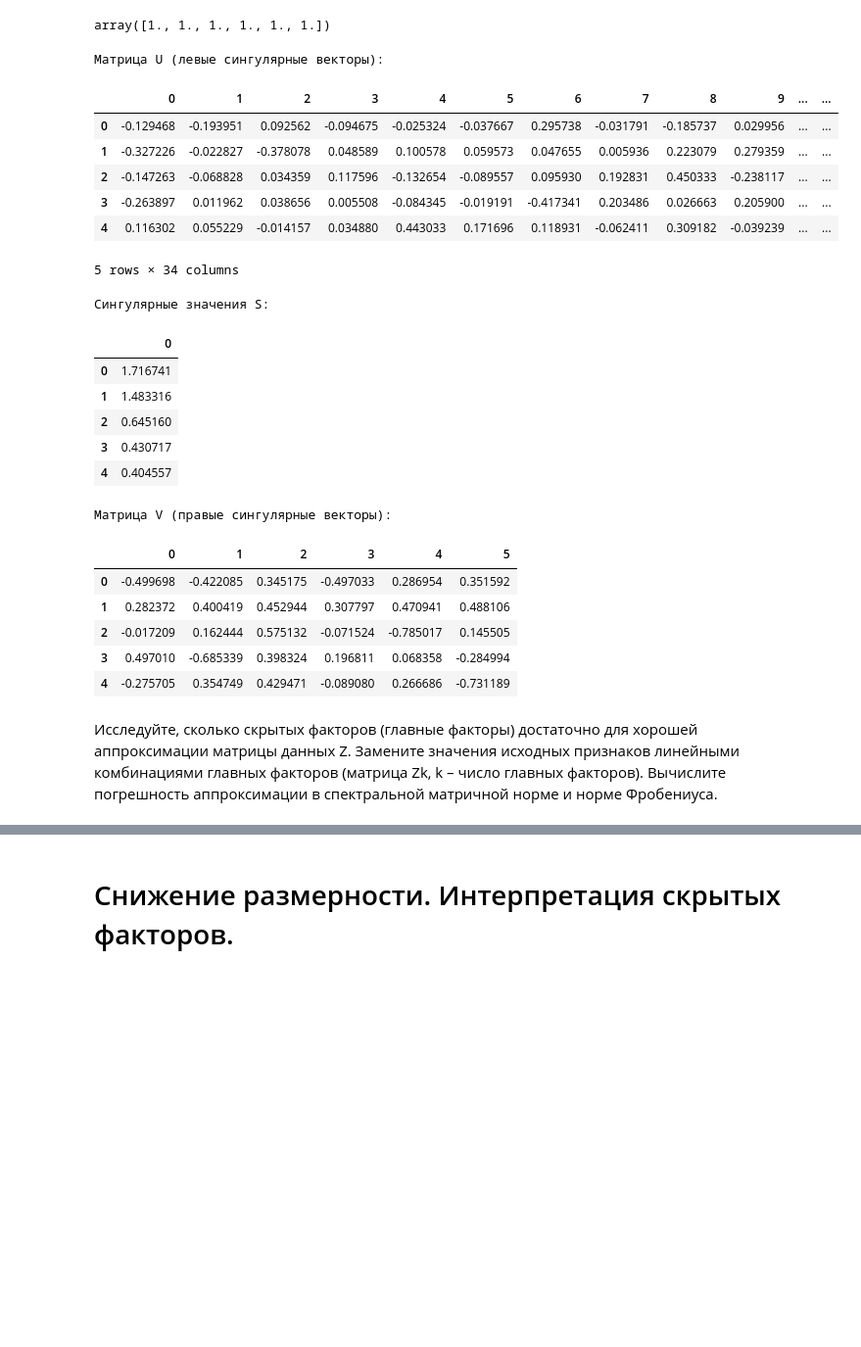
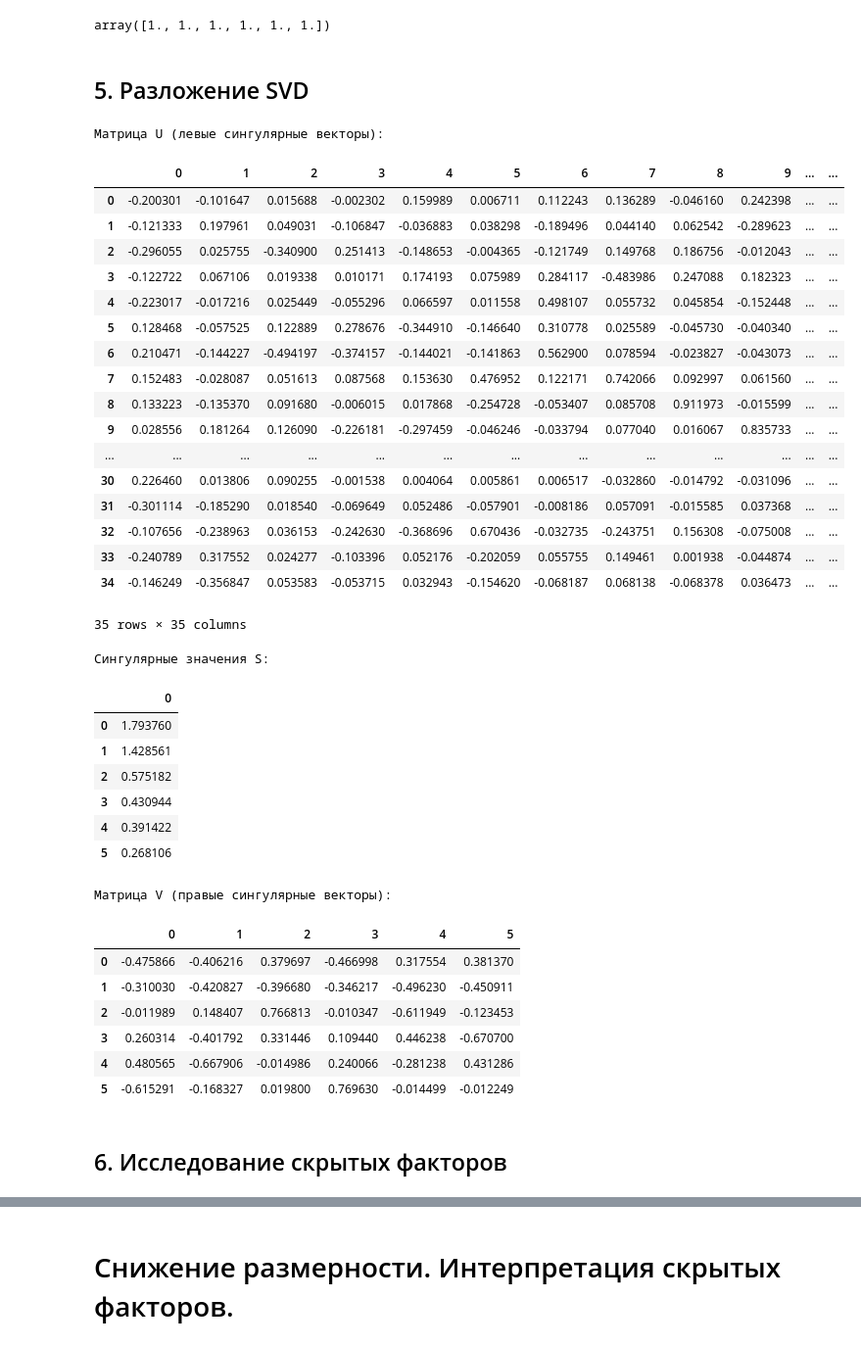
Before and after one commit to Vladislav-Kanev/data_preprocessing_PCA_MDA, a Jupyter notebook: report.ipynb, the cells around one changed output, grey strips where cells are left out. Shown at 98% size. Cells and saved outputs as stored; diff of their text form; code cells hidden in the pictures; blank space fills up the shorter version.

```diff
--- a/report.ipynb
+++ b/report.ipynb
@@ -17,7 +17,7 @@ columns = [
     "Размер кредита (тыс. руб.)"
     ]
 
-data = pd.read_excel('data/23MAG_HW_1_v2.xls', names=columns)
+data = pd.read_excel('data/23MAG_HW_1_v2.xls', header=None, names=columns)
 # %%
 data
 # %% [output]
@@ -121,7 +145,7 @@ data_no_outliers.head()
 mean = np.mean(data_no_outliers, axis=0)
 centered_data = data_no_outliers - mean
 
-euclidean_norms = np.linalg.norm(centered_data, axis=0)
+euclidean_norms = np.linalg.norm(centered_data, axis=0, ord=2)
 normalized_data = centered_data / euclidean_norms
 Z = normalized_data
 
@@ -138,46 +162,58 @@ np.linalg.norm(Z, axis=0)
 # %% [output]
 array([1., 1., 1., 1., 1., 1.])
+# %% [markdown]
+## 5. Разложение SVD
 # %%
 U, S, V = np.linalg.svd(Z)
 
 print("Матрица U (левые сингулярные векторы):")
-pd.DataFrame(U).head()
+pd.DataFrame(U)
 # %% [output]
 Матрица U (левые сингулярные векторы):
 |  | 0 | 1 | 2 | 3 | 4 | 5 | 6 | 7 | 8 | 9 | ... | ... |
-| 0 | -0.129468 | -0.193951 | 0.092562 | -0.094675 | -0.025324 | -0.037667 | 0.295738 | -0.031791 | -0.185737 | 0.029956 | ... | ... |
-| 1 | -0.327226 | -0.022827 | -0.378078 | 0.048589 | 0.100578 | 0.059573 | 0.047655 | 0.005936 | 0.223079 | 0.279359 | ... | ... |
-| 2 | -0.147263 | -0.068828 | 0.034359 | 0.117596 | -0.132654 | -0.089557 | 0.095930 | 0.192831 | 0.450333 | -0.238117 | ... | ... |
-| 3 | -0.263897 | 0.011962 | 0.038656 | 0.005508 | -0.084345 | -0.019191 | -0.417341 | 0.203486 | 0.026663 | 0.205900 | ... | ... |
-| 4 | 0.116302 | 0.055229 | -0.014157 | 0.034880 | 0.443033 | 0.171696 | 0.118931 | -0.062411 | 0.309182 | -0.039239 | ... | ... |
+| 0 | -0.200301 | -0.101647 | 0.015688 | -0.002302 | 0.159989 | 0.006711 | 0.112243 | 0.136289 | -0.046160 | 0.242398 | ... | ... |
+| 1 | -0.121333 | 0.197961 | 0.049031 | -0.106847 | -0.036883 | 0.038298 | -0.189496 | 0.044140 | 0.062542 | -0.289623 | ... | ... |
+| 2 | -0.296055 | 0.025755 | -0.340900 | 0.251413 | -0.148653 | -0.004365 | -0.121749 | 0.149768 | 0.186756 | -0.012043 | ... | ... |
+| 3 | -0.122722 | 0.067106 | 0.019338 | 0.010171 | 0.174193 | 0.075989 | 0.284117 | -0.483986 | 0.247088 | 0.182323 | ... | ... |
+| 4 | -0.223017 | -0.017216 | 0.025449 | -0.055296 | 0.066597 | 0.011558 | 0.498107 | 0.055732 | 0.045854 | -0.152448 | ... | ... |
+| 5 | 0.128468 | -0.057525 | 0.122889 | 0.278676 | -0.344910 | -0.146640 | 0.310778 | 0.025589 | -0.045730 | -0.040340 | ... | ... |
+| 6 | 0.210471 | -0.144227 | -0.494197 | -0.374157 | -0.144021 | -0.141863 | 0.562900 | 0.078594 | -0.023827 | -0.043073 | ... | ... |
+| 7 | 0.152483 | -0.028087 | 0.051613 | 0.087568 | 0.153630 | 0.476952 | 0.122171 | 0.742066 | 0.092997 | 0.061560 | ... | ... |
+| 8 | 0.133223 | -0.135370 | 0.091680 | -0.006015 | 0.017868 | -0.254728 | -0.053407 | 0.085708 | 0.911973 | -0.015599 | ... | ... |
+| 9 | 0.028556 | 0.181264 | 0.126090 | -0.226181 | -0.297459 | -0.046246 | -0.033794 | 0.077040 | 0.016067 | 0.835733 | ... | ... |
+| ... | ... | ... | ... | ... | ... | ... | ... | ... | ... | ... | ... | ... |
+| 30 | 0.226460 | 0.013806 | 0.090255 | -0.001538 | 0.004064 | 0.005861 | 0.006517 | -0.032860 | -0.014792 | -0.031096 | ... | ... |
+| 31 | -0.301114 | -0.185290 | 0.018540 | -0.069649 | 0.052486 | -0.057901 | -0.008186 | 0.057091 | -0.015585 | 0.037368 | ... | ... |
+| 32 | -0.107656 | -0.238963 | 0.036153 | -0.242630 | -0.368696 | 0.670436 | -0.032735 | -0.243751 | 0.156308 | -0.075008 | ... | ... |
+| 33 | -0.240789 | 0.317552 | 0.024277 | -0.103396 | 0.052176 | -0.202059 | 0.055755 | 0.149461 | 0.001938 | -0.044874 | ... | ... |
+| 34 | -0.146249 | -0.356847 | 0.053583 | -0.053715 | 0.032943 | -0.154620 | -0.068187 | 0.068138 | -0.068378 | 0.036473 | ... | ... |
-5 rows × 34 columns
+35 rows × 35 columns
 # %%
 print("Сингулярные значения S:")
-pd.DataFrame(S).head()
+pd.DataFrame(S)
 # %% [output]
 Сингулярные значения S:
 |  | 0 |
-| 0 | 1.716741 |
-| 1 | 1.483316 |
-| 2 | 0.645160 |
-| 3 | 0.430717 |
-| 4 | 0.404557 |
+| 0 | 1.793760 |
+| 1 | 1.428561 |
+| 2 | 0.575182 |
+| 3 | 0.430944 |
+| 4 | 0.391422 |
+| 5 | 0.268106 |
 # %%
 print("Матрица V (правые сингулярные векторы):")
-pd.DataFrame(V).head()
+pd.DataFrame(V)
 # %% [output]
 Матрица V (правые сингулярные векторы):
 |  | 0 | 1 | 2 | 3 | 4 | 5 |
-| 0 | -0.499698 | -0.422085 | 0.345175 | -0.497033 | 0.286954 | 0.351592 |
-| 1 | 0.282372 | 0.400419 | 0.452944 | 0.307797 | 0.470941 | 0.488106 |
-| 2 | -0.017209 | 0.162444 | 0.575132 | -0.071524 | -0.785017 | 0.145505 |
-| 3 | 0.497010 | -0.685339 | 0.398324 | 0.196811 | 0.068358 | -0.284994 |
-| 4 | -0.275705 | 0.354749 | 0.429471 | -0.089080 | 0.266686 | -0.731189 |
+| 0 | -0.475866 | -0.406216 | 0.379697 | -0.466998 | 0.317554 | 0.381370 |
+| 1 | -0.310030 | -0.420827 | -0.396680 | -0.346217 | -0.496230 | -0.450911 |
+| 2 | -0.011989 | 0.148407 | 0.766813 | -0.010347 | -0.611949 | -0.123453 |
+| 3 | 0.260314 | -0.401792 | 0.331446 | 0.109440 | 0.446238 | -0.670700 |
+| 4 | 0.480565 | -0.667906 | -0.014986 | 0.240066 | -0.281238 | 0.431286 |
+| 5 | -0.615291 | -0.168327 | 0.019800 | 0.769630 | -0.014499 | -0.012249 |
-# %% [markdown]
-Исследуйте, сколько скрытых факторов (главные факторы) достаточно для хорошей
-аппроксимации матрицы данных Z. Замените значения исходных признаков линейными
-комбинациями главных факторов (матрица Zk, k – число главных факторов). Вычислите
-погрешность аппроксимации в спектральной матричной норме и норме Фробениуса.
+# %% [markdown]
+## 6. Исследование скрытых факторов
 # %%
 total_variance = np.sum(S**2)
 explained_variance = np.cumsum(S**2)
```
Also changed, not shown: parts of 37 cells of this notebook.
